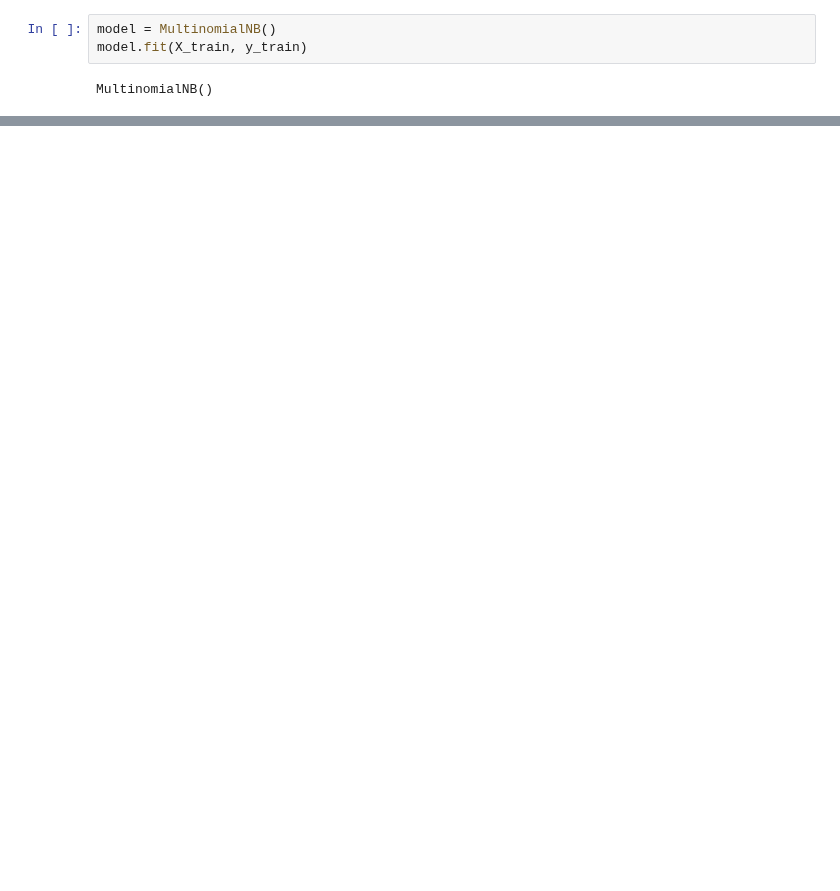
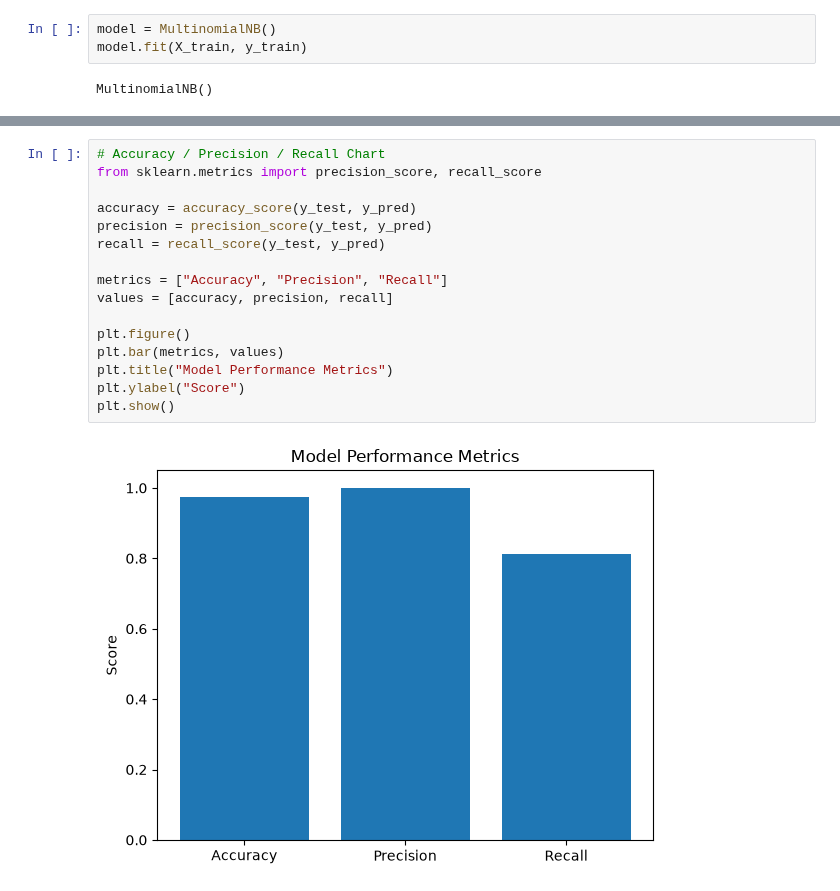
Before and after one commit to bhargavi2010-work/spam-email-detection, a Jupyter notebook: notebook/spam_email_detection.ipynb, the cells around one changed output, grey strips where cells are left out. Drawn from its saved outputs; the diff is of its cells as text; blank space fills up the shorter version.

```diff
--- a/notebook/spam_email_detection.ipynb
+++ b/notebook/spam_email_detection.ipynb
@@ -197,0 +154,18 @@ array([0, 0, 0, ..., 0, 0, 1], dtype=int64)
+# %%
+# Accuracy / Precision / Recall Chart
+from sklearn.metrics import precision_score, recall_score
+
+accuracy = accuracy_score(y_test, y_pred)
+precision = precision_score(y_test, y_pred)
+recall = recall_score(y_test, y_pred)
+
+metrics = ["Accuracy", "Precision", "Recall"]
+values = [accuracy, precision, recall]
+
+plt.figure()
+plt.bar(metrics, values)
+plt.title("Model Performance Metrics")
+plt.ylabel("Score")
+plt.show()
+# %% [output]
+[figure, added]
```
Also changed, not shown: parts of 37 cells of this notebook.
